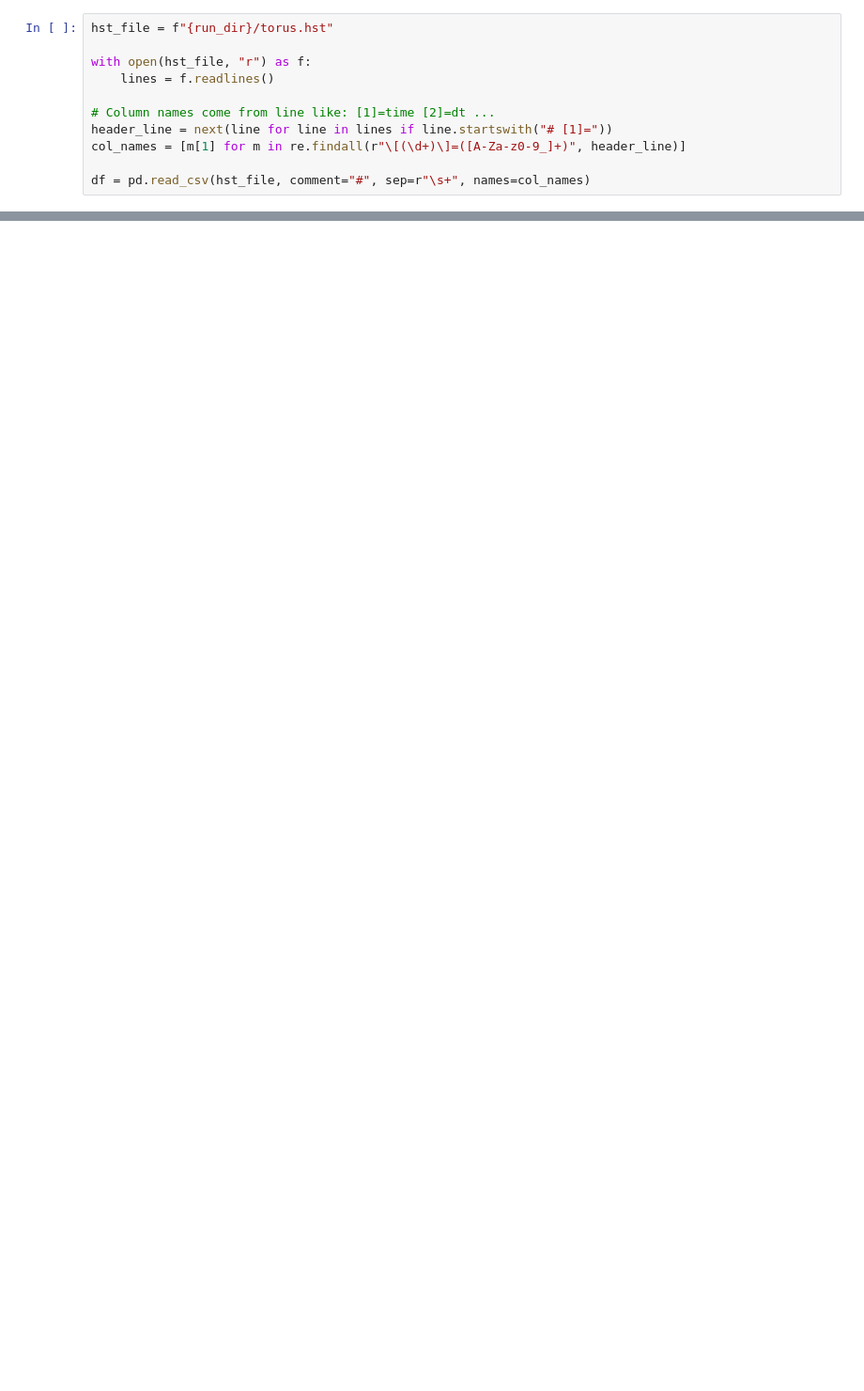
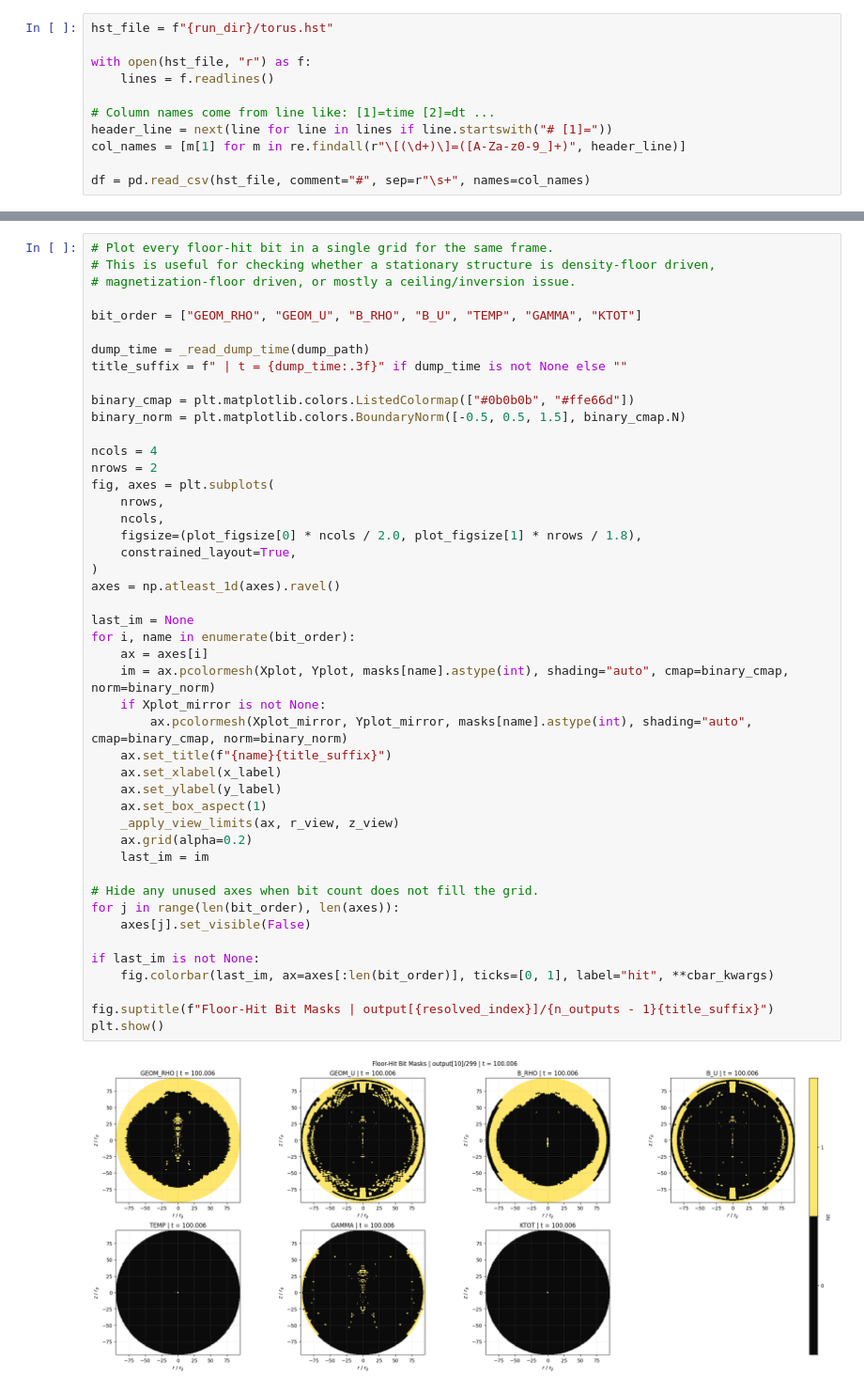
Before and after one commit to Aaron-Barrios/kharma, a Jupyter notebook: runs/analysis.ipynb, the cells around one changed output, grey strips where cells are left out. Shown at 94% size. Drawn from its saved outputs; the diff is of its cells as text; blank space fills up the shorter version.

```diff
--- a/runs/analysis.ipynb
+++ b/runs/analysis.ipynb
@@ -1666,0 +1937,48 @@ PosixPath('/home/aaron/Research/kharma/runs/rho_betaWALD_B.mp4')
+# %%
+# Plot every floor-hit bit in a single grid for the same frame.
+# This is useful for checking whether a stationary structure is density-floor driven,
+# magnetization-floor driven, or mostly a ceiling/inversion issue.
+
+bit_order = ["GEOM_RHO", "GEOM_U", "B_RHO", "B_U", "TEMP", "GAMMA", "KTOT"]
+
+dump_time = _read_dump_time(dump_path)
+title_suffix = f" | t = {dump_time:.3f}" if dump_time is not None else ""
+
+binary_cmap = plt.matplotlib.colors.ListedColormap(["#0b0b0b", "#ffe66d"])
+binary_norm = plt.matplotlib.colors.BoundaryNorm([-0.5, 0.5, 1.5], binary_cmap.N)
+
+ncols = 4
+nrows = 2
+fig, axes = plt.subplots(
+    nrows,
+    ncols,
+    figsize=(plot_figsize[0] * ncols / 2.0, plot_figsize[1] * nrows / 1.8),
+    constrained_layout=True,
+)
+axes = np.atleast_1d(axes).ravel()
+
+last_im = None
+for i, name in enumerate(bit_order):
+    ax = axes[i]
+    im = ax.pcolormesh(Xplot, Yplot, masks[name].astype(int), shading="auto", cmap=binary_cmap, norm=binary_norm)
+    if Xplot_mirror is not None:
+        ax.pcolormesh(Xplot_mirror, Yplot_mirror, masks[name].astype(int), shading="auto", cmap=binary_cmap, norm=binary_norm)
+    ax.set_title(f"{name}{title_suffix}")
+    ax.set_xlabel(x_label)
+    ax.set_ylabel(y_label)
+    ax.set_box_aspect(1)
+    _apply_view_limits(ax, r_view, z_view)
+    ax.grid(alpha=0.2)
+    last_im = im
+
+# Hide any unused axes when bit count does not fill the grid.
+for j in range(len(bit_order), len(axes)):
+    axes[j].set_visible(False)
+
+if last_im is not None:
+    fig.colorbar(last_im, ax=axes[:len(bit_order)], ticks=[0, 1], label="hit", **cbar_kwargs)
+
+fig.suptitle(f"Floor-Hit Bit Masks | output[{resolved_index}]/{n_outputs - 1}{title_suffix}")
+plt.show()
+# %% [output]
+[figure, added]
```
Also changed, not shown: parts of 28 cells of this notebook, 17 other files.
